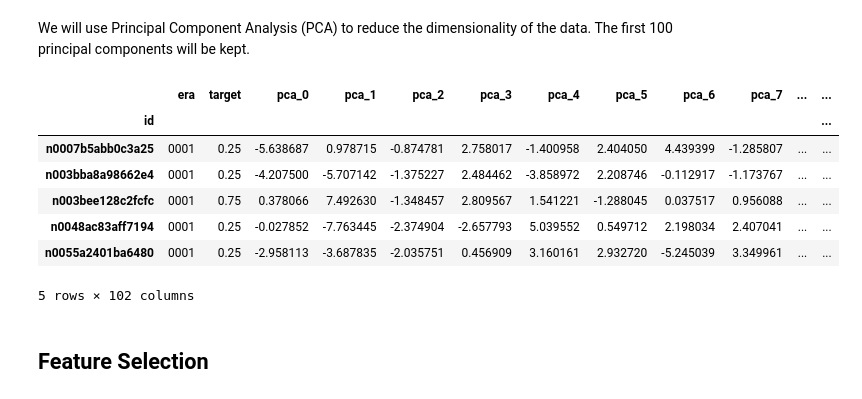
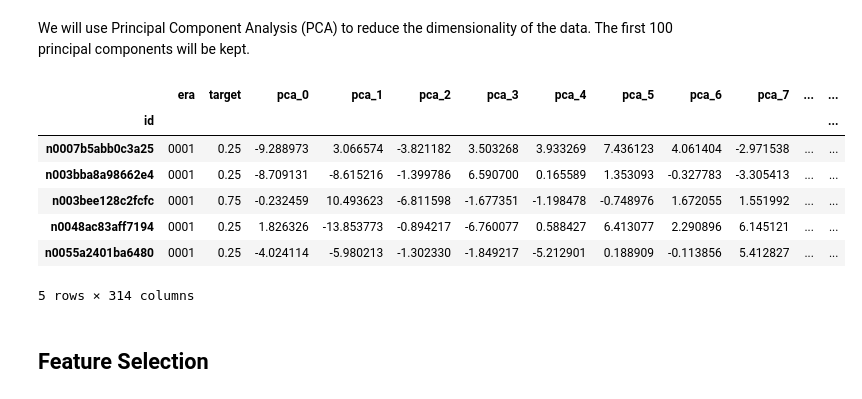
Before and after one commit to aolueur/orie-5256-numerai, a Jupyter notebook: main.ipynb, the cells around one changed output. Drawn from its saved outputs; the diff is of its cells as text; code cells hidden in the pictures.

```diff
--- a/main.ipynb
+++ b/main.ipynb
@@ -73,8 +73,8 @@ In this part, we filter out those features that are highly correlated with each
 # %%
 # Calculate pairwise correlations between features. Drop one from each highly correlated pari (threshold = .8)
 
-correlation_matrix = train_set[medium_features].corr().abs()
-upper = correlation_matrix.where(np.triu(np.ones(correlation_matrix.shape), k=1).astype(bool))
-to_drop = [column for column in upper.columns if any(upper[column] > 0.8)]
-train_set.drop(columns=to_drop, inplace=True)
+# correlation_matrix = train_set[medium_features].corr().abs()
+# upper = correlation_matrix.where(np.triu(np.ones(correlation_matrix.shape), k=1).astype(bool))
+# to_drop = [column for column in upper.columns if any(upper[column] > 0.8)]
+# train_set.drop(columns=to_drop, inplace=True)
 # %%
@@ -88,29 +90,32 @@ low_corr_features = list(train_set.columns[2:])
 ### 1.3 Dimension Reduction
 # %% [markdown]
 We will use Principal Component Analysis (PCA) to reduce the dimensionality of the data. The first 100 principal components will be kept.
+# %%
+# Apply PCA to the features and store the first 100 components
+
+from sklearn.decomposition import PCA
+pca = PCA(n_components=.95)
+# fit PCA to the features
+pca_X = pca.fit_transform(train_set[medium_features])
 # %%
-# Apply PCA to the features and store the first 100 components
-
-from sklearn.decomposition import PCA
-pca = PCA(n_components=100)
-# fit PCA to the features
-pca_X = pca.fit_transform(train_set[low_corr_features])
-# store the PCA features in the training set
-pca_features = [f'pca_{i}' for i in range(100)]  # name of the pca features
+# Store the PCA features in the training set
+num_pca_features = pca_X.shape[1]
+pca_features = [f'pca_{i}' for i in range(num_pca_features)]  # name of the pca features
 df_pca_features = pd.DataFrame(pca_X, index=train_set.index, columns=pca_features)
 train_set = pd.concat([train_set, df_pca_features], axis=1)
 # %%
-train_set.drop(columns=low_corr_features, inplace=True)
+# Drop the original features
+train_set.drop(columns=medium_features, inplace=True)
 train_set.head()
 # %% [output]
 |  | era | target | pca_0 | pca_1 | pca_2 | pca_3 | pca_4 | pca_5 | pca_6 | pca_7 | ... | ... |
 | id |  |  |  |  |  |  |  |  |  |  |  | ... |
-| n0007b5abb0c3a25 | 0001 | 0.25 | -5.638687 | 0.978715 | -0.874781 | 2.758017 | -1.400958 | 2.404050 | 4.439399 | -1.285807 | ... | ... |
-| n003bba8a98662e4 | 0001 | 0.25 | -4.207500 | -5.707142 | -1.375227 | 2.484462 | -3.858972 | 2.208746 | -0.112917 | -1.173767 | ... | ... |
-| n003bee128c2fcfc | 0001 | 0.75 | 0.378066 | 7.492630 | -1.348457 | 2.809567 | 1.541221 | -1.288045 | 0.037517 | 0.956088 | ... | ... |
-| n0048ac83aff7194 | 0001 | 0.25 | -0.027852 | -7.763445 | -2.374904 | -2.657793 | 5.039552 | 0.549712 | 2.198034 | 2.407041 | ... | ... |
-| n0055a2401ba6480 | 0001 | 0.25 | -2.958113 | -3.687835 | -2.035751 | 0.456909 | 3.160161 | 2.932720 | -5.245039 | 3.349961 | ... | ... |
+| n0007b5abb0c3a25 | 0001 | 0.25 | -9.288973 | 3.066574 | -3.821182 | 3.503268 | 3.933269 | 7.436123 | 4.061404 | -2.971538 | ... | ... |
+| n003bba8a98662e4 | 0001 | 0.25 | -8.709131 | -8.615216 | -1.399786 | 6.590700 | 0.165589 | 1.353093 | -0.327783 | -3.305413 | ... | ... |
+| n003bee128c2fcfc | 0001 | 0.75 | -0.232459 | 10.493623 | -6.811598 | -1.677351 | -1.198478 | -0.748976 | 1.672055 | 1.551992 | ... | ... |
+| n0048ac83aff7194 | 0001 | 0.25 | 1.826326 | -13.853773 | -0.894217 | -6.760077 | 0.588427 | 6.413077 | 2.290896 | 6.145121 | ... | ... |
+| n0055a2401ba6480 | 0001 | 0.25 | -4.024114 | -5.980213 | -1.302330 | -1.849217 | -5.212901 | 0.188909 | -0.113856 | 5.412827 | ... | ... |
-5 rows × 102 columns
+5 rows × 314 columns
 # %% [markdown]
 ## Feature Selection
 # %% [markdown]
```
Also changed, not shown: parts of 11 cells of this notebook.
